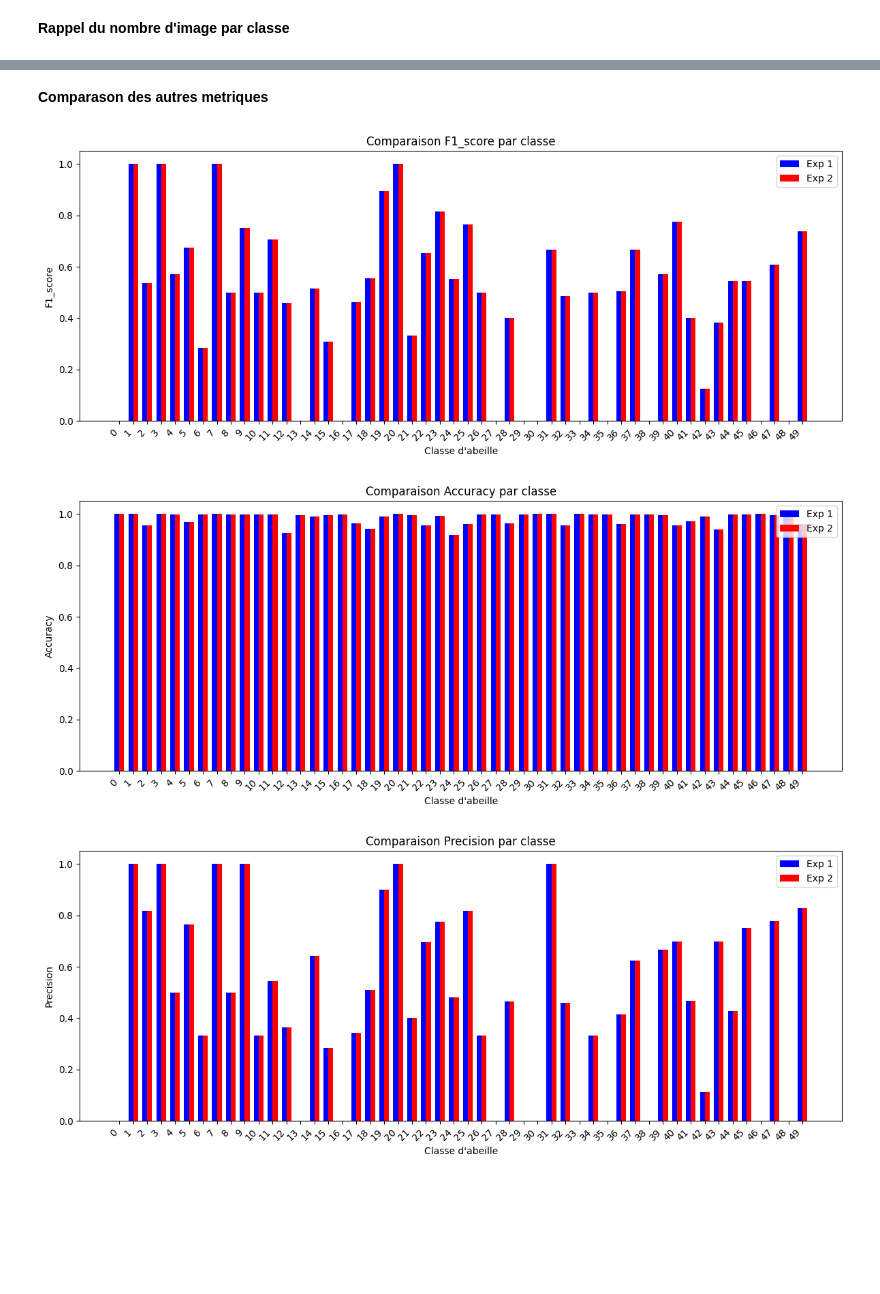
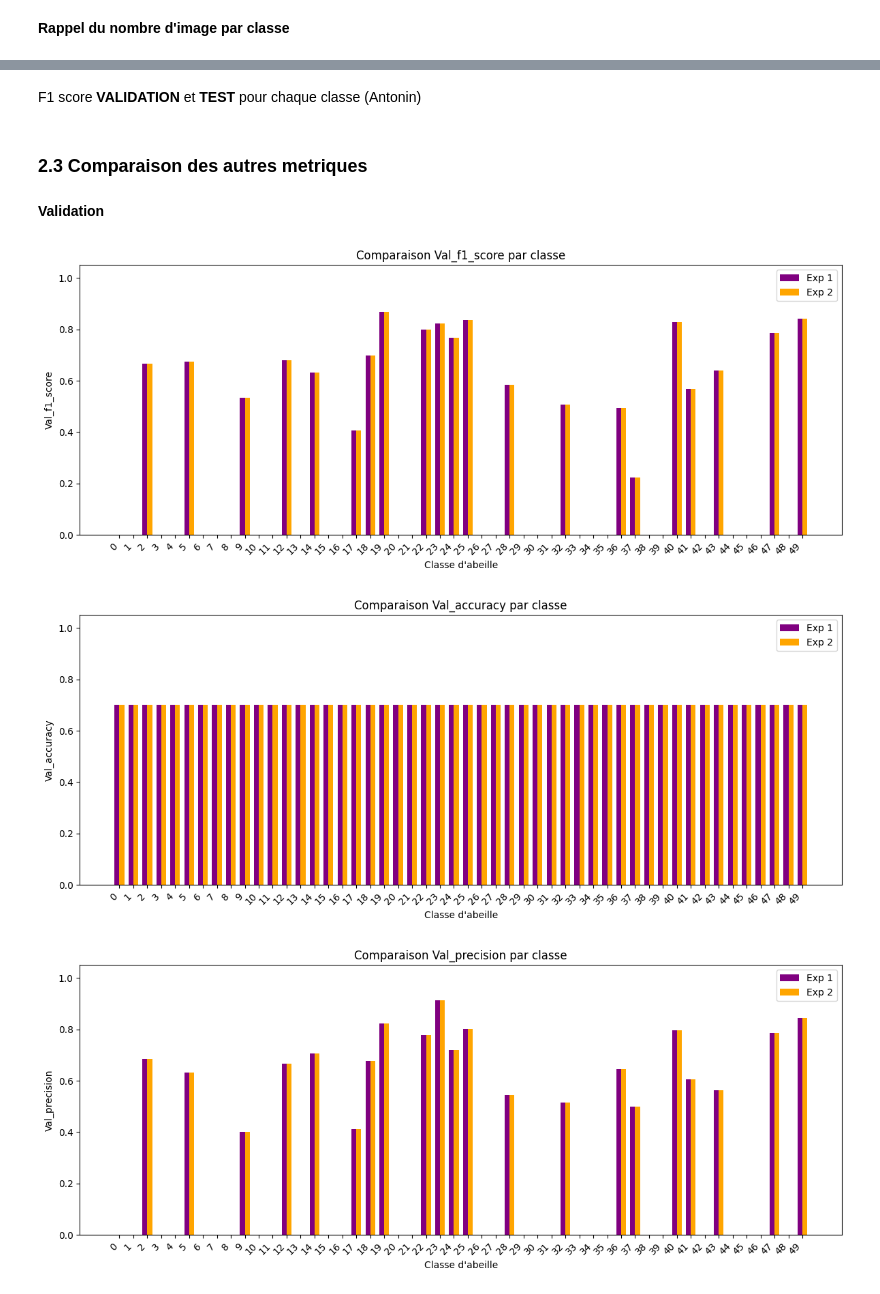
Before and after one commit to alextonon/Hackaton_abeilles_tigres, a Jupyter notebook: notebooks/analyse_résultats.ipynb, the cells around one changed output, grey strips where cells are left out. Drawn from its saved outputs; the diff is of its cells as text; code cells hidden in the pictures; blank space fills up the shorter version.

Commit message:
visualisation mise à jour

```diff
--- a/notebooks/analyse_résultats.ipynb
+++ b/notebooks/analyse_résultats.ipynb
@@ -24,0 +30,4 @@ FileNotFoundError: [Errno 2] No such file or directory: 'training_log.csv'
+# %%
+# noms des dossiers de résultats
+resultats_folder_name_ref = "ResnetFineTune_temp_17h27"
+resultats_folder_name_2 = "ResnetFineTune_temp_17h27"
@@ -24,0 +36,4 @@ FileNotFoundError: [Errno 2] No such file or directory: 'training_log.csv'
+# %%
+
+resultats1_path = os.path.join("..", "results", resultats_folder_name_ref)
+resultats2_path = os.path.join("..", "results", resultats_folder_name_2)
@@ -345,0 +729,25 @@ plt.show()
+# %%
+fig, axes = plt.subplots(1, 2, figsize=(18,6), sharey=True)
+
+# ===== MODELE 1 =====
+axes[0].scatter(num_images, f1_train1, label='Train', alpha=0.7, color='blue')
+axes[0].scatter(num_images, f1_val1, label='Validation', alpha=0.7, color='red')
+
+axes[0].set_title(f"{nom_modele_1} : Train vs Validation")
+axes[0].set_xlabel("Nombre d'images par classe")
+axes[0].set_ylabel("F1 score")
+axes[0].set_ylim(0,1)
+axes[0].legend()
+
+# ===== MODELE 2 =====
+axes[1].scatter(num_images, f1_train2, label='Train', alpha=0.7, color ='blue')
+axes[1].scatter(num_images, f1_val2, label='Validation', alpha=0.7, color='red')
+
+axes[1].set_title(f"{nom_modele_2} : Train vs Validation")
+axes[1].set_xlabel("Nombre d'images par classe")
+axes[1].set_ylim(0,1)
+axes[1].legend()
+
+plt.suptitle("Comparaison Train vs Validation par classe")
+plt.tight_layout()
+plt.show()
@@ -346,38 +756,42 @@ plt.show()
+# %% [markdown]
+F1 score **VALIDATION** et **TEST** pour chaque classe (Antonin)
 # %% [markdown]
-**Comparason des autres metriques**
+### **2.3 Comparaison des autres metriques**
+# %% [markdown]
+**Validation**
 # %%
-import pandas as pd
-import matplotlib.pyplot as plt
-import numpy as np
+# import pandas as pd
+# import matplotlib.pyplot as plt
+# import numpy as np
 
 
 
 classes = df_metrics_per_class1['class']  # ou juste df_metrics1['class'] si présente
 
-metrics = ["f1_score","accuracy", "precision", "recall"]
+metrics = ["val_f1_score","val_accuracy", "val_precision", "val_recall"]
 
 for metric in metrics:
     values1 = df_metrics_per_class1[metric].values
     values2 = df_metrics_per_class2[metric].values
 
     x = np.arange(len(classes))
     width = 0.35  # largeur des barres
 
     fig, ax = plt.subplots(figsize=(12,5))
-    ax.bar(x - width/2, values1, width, label="Exp 1", color='blue')
-    ax.bar(x + width/2, values2, width, label="Exp 2", color='red')
+    ax.bar(x - width/2, values1, width, label="Exp 1", color='purple')
+    ax.bar(x + width/2, values2, width, label="Exp 2", color='orange')
 
     ax.set_xlabel("Classe d'abeille")
     ax.set_ylabel(metric.capitalize())
     ax.set_title(f"Comparaison {metric.capitalize()} par classe")
     ax.set_xticks(x)
     ax.set_xticklabels(classes, rotation=45, ha='right')
     ax.set_ylim(0,1.05)  # toutes les métriques sont entre 0 et 1
 
     ax.legend()
     plt.tight_layout()
     plt.show()
 # %% [output]
-[figure, old version]
+[figure, new version]
-[figure, old version]
+[figure, new version]
-[figure, old version]
+[figure, new version]
```
Also changed, not shown: parts of 39 cells of this notebook.
